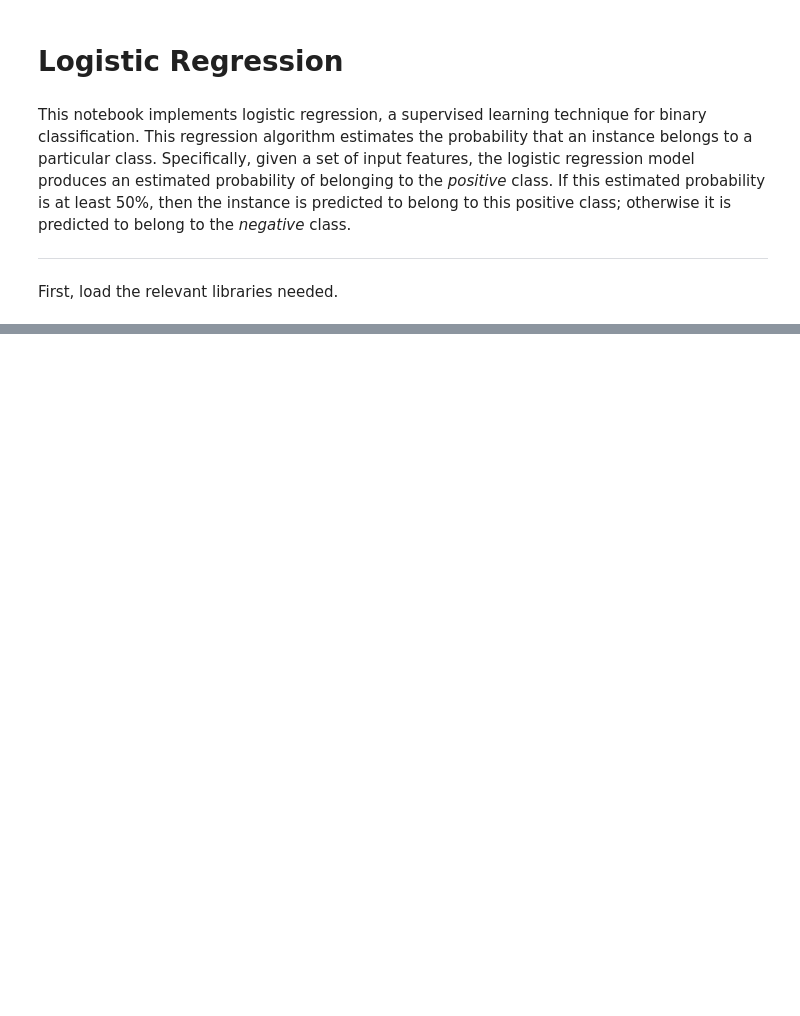
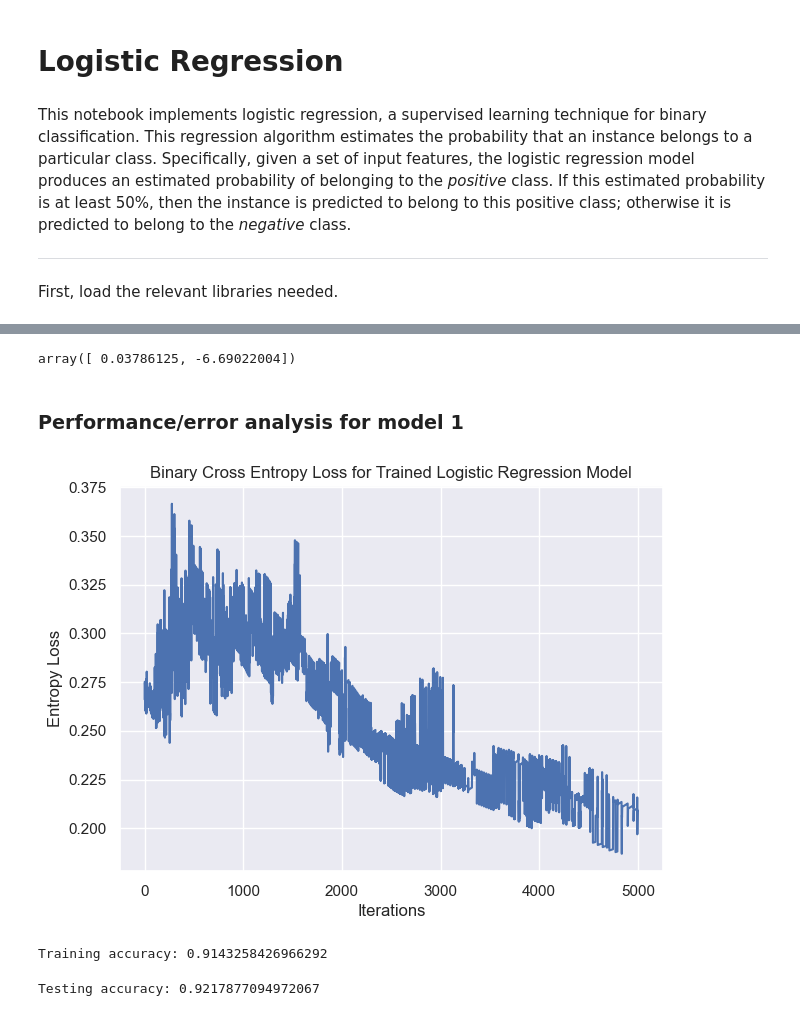
Before and after one commit to kary5678/INDE-577, a Jupyter notebook: supervised-learning/logistic_regression/logistic_regression.ipynb, the cells around one changed output, grey strips where cells are left out. Cells and saved outputs as stored; diff of their text form; code cells hidden in the pictures; blank space fills up the shorter version.

Commit message:
Update logistic regression notebook with train/test analysis

```diff
--- a/supervised-learning/logistic_regression/logistic_regression.ipynb
+++ b/supervised-learning/logistic_regression/logistic_regression.ipynb
@@ -202,18 +9,0 @@ plt.show()
-# %%
-from sklearn.linear_model import LogisticRegression as skLogisticRegression
-
-log_reg = skLogisticRegression()
-data = df[df.Species != "RT"]
-X = data["Tail"].values.reshape(-1, 1)
-y = (data["Species"] == "CH").astype(int)
-log_reg.fit(X, y)
-
-X_new = np.linspace(100, 250, 1000).reshape(-1, 1)
-y_proba = log_reg.predict_proba(X_new)
-plt.plot(X_new, y_proba[:, 1], "y-", label="Cooper's")
-plt.plot(X_new, y_proba[:, 0], "b--", label="Sharp-shinned")
-plt.legend(fontsize = 10, loc = "center left")
-plt.xlabel("Tail length [mm]", fontsize = 12)
-plt.ylabel("Probability", fontsize = 12)
-plt.title("Probability of hawk species given tail length", fontsize = 14)
-plt.show()
@@ -225,0 +212,36 @@ log_reg.intercept_, log_reg.coef_
+# %%
+# Set up predictors matrix (X) and response vector (y)
+#X = hawks[["Wing", "Tail"]].to_numpy()
+X = hawks[["Tail"]].to_numpy()
+# Convert each entry of y with RT (red-tailed) to -1 and otherwise 1
+hawks["Species_binary"] = [1 if x == "RT" else 0 for x in hawks.Species]
+y = hawks["Species_binary"].to_numpy()
+
+X_train, X_test, y_train, y_test = train_test_split(X, y, test_size=0.20, random_state=1)
+# %%
+# Train the logistic regression model
+lr_model = LogisticRegression()
+lr_model.train(X_train, y_train, 0.0001, 5000)
+# %%
+lr_model.weights_
+# %% [output]
+array([ 0.03786125, -6.69022004])
+# %% [markdown]
+### Performance/error analysis for model 1
+# %%
+lr_model.plot_cost_function()
+plt.show()
+# %% [output]
+[figure, added]
+# %%
+# Obtain predictions for training set and find the error of the model
+y_train_pred = lr_model.predict(X_train)
+print("Training accuracy:", sum(y_train == y_train_pred) / len(y_train))
+# %% [output]
+Training accuracy: 0.9143258426966292
+# %%
+# Obtain predictions for testing set and find the test accuracy
+y_test_pred = lr_model.predict(X_test)
+print("Testing accuracy:", sum(y_test == y_test_pred) / len(y_test))
+# %% [output]
+Testing accuracy: 0.9217877094972067
```
Also changed, not shown: parts of 38 cells of this notebook.
